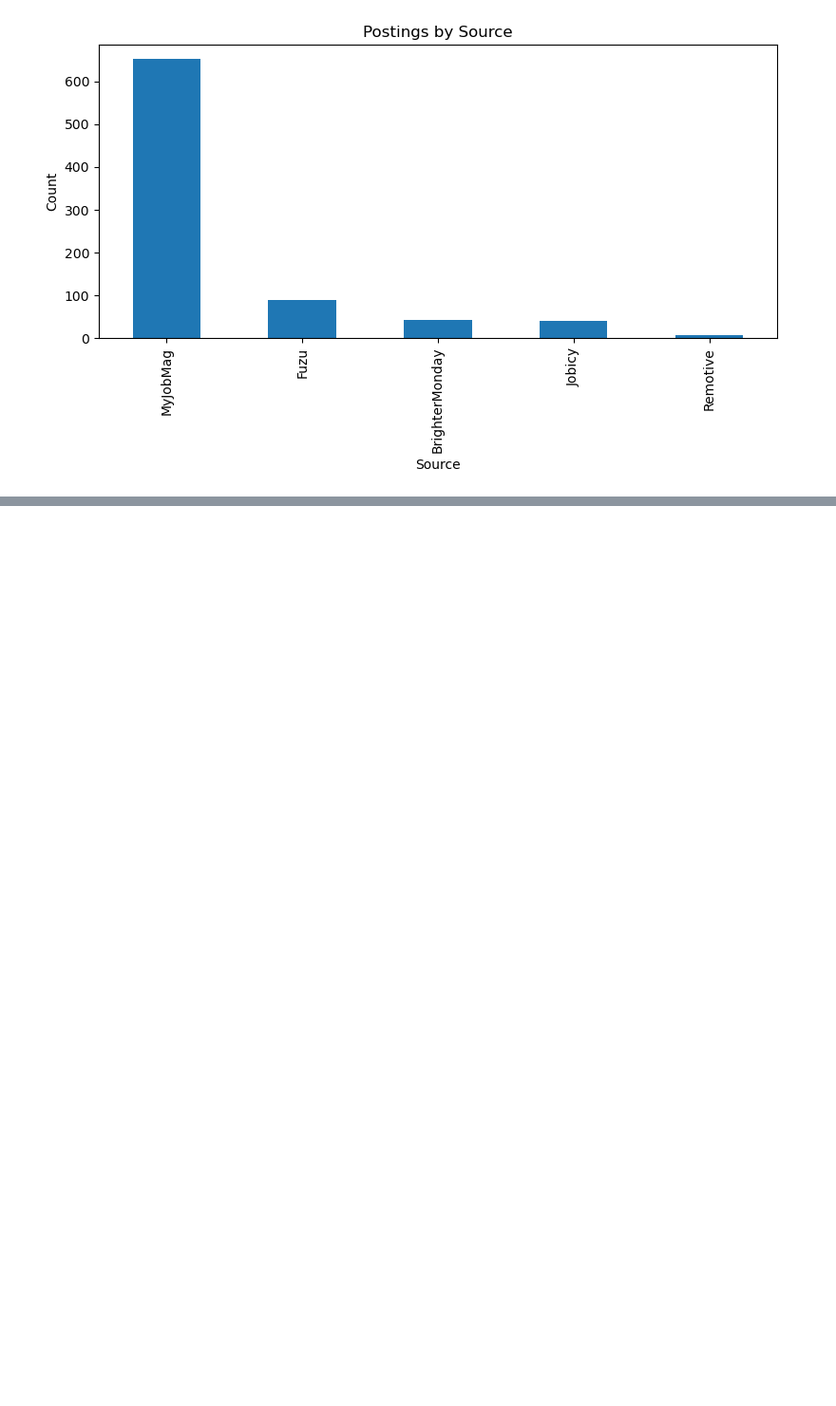
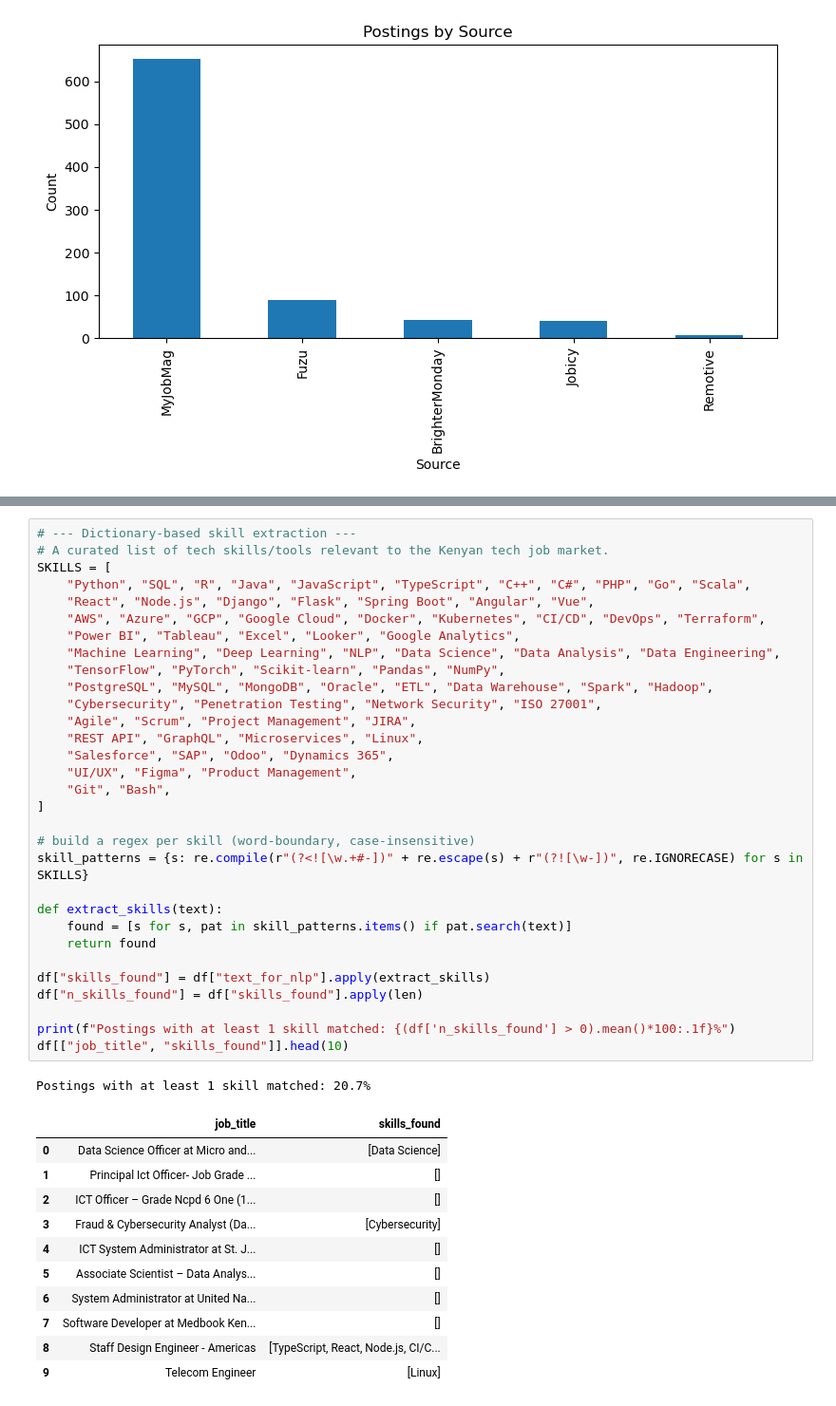
Before and after one commit to franciswairagu/jobpulseKe, a Jupyter notebook: notebooks/notebook.ipynb, the cells around one changed output, grey strips where cells are left out. Shown at 95% size. Drawn from its saved outputs; the diff is of its cells as text; blank space fills up the shorter version.

```diff
--- a/notebooks/notebook.ipynb
+++ b/notebooks/notebook.ipynb
@@ -364,0 +410,44 @@ Name: proportion, dtype: float64
+# %%
+# --- Dictionary-based skill extraction ---
+# A curated list of tech skills/tools relevant to the Kenyan tech job market.
+SKILLS = [
+    "Python", "SQL", "R", "Java", "JavaScript", "TypeScript", "C++", "C#", "PHP", "Go", "Scala",
+    "React", "Node.js", "Django", "Flask", "Spring Boot", "Angular", "Vue",
+    "AWS", "Azure", "GCP", "Google Cloud", "Docker", "Kubernetes", "CI/CD", "DevOps", "Terraform",
+    "Power BI", "Tableau", "Excel", "Looker", "Google Analytics",
+    "Machine Learning", "Deep Learning", "NLP", "Data Science", "Data Analysis", "Data Engineering",
+    "TensorFlow", "PyTorch", "Scikit-learn", "Pandas", "NumPy",
+    "PostgreSQL", "MySQL", "MongoDB", "Oracle", "ETL", "Data Warehouse", "Spark", "Hadoop",
+    "Cybersecurity", "Penetration Testing", "Network Security", "ISO 27001",
+    "Agile", "Scrum", "Project Management", "JIRA",
+    "REST API", "GraphQL", "Microservices", "Linux",
+    "Salesforce", "SAP", "Odoo", "Dynamics 365",
+    "UI/UX", "Figma", "Product Management",
+    "Git", "Bash",
+]
+
+# build a regex per skill (word-boundary, case-insensitive)
+skill_patterns = {s: re.compile(r"(?<![\w.+#-])" + re.escape(s) + r"(?![\w-])", re.IGNORECASE) for s in SKILLS}
+
+def extract_skills(text):
+    found = [s for s, pat in skill_patterns.items() if pat.search(text)]
+    return found
+
+df["skills_found"] = df["text_for_nlp"].apply(extract_skills)
+df["n_skills_found"] = df["skills_found"].apply(len)
+
+print(f"Postings with at least 1 skill matched: {(df['n_skills_found'] > 0).mean()*100:.1f}%")
+df[["job_title", "skills_found"]].head(10)
+# %% [output]
+Postings with at least 1 skill matched: 20.7%
+|  | job_title | skills_found |
+| 0 | Data Science Officer at Micro and... | [Data Science] |
+| 1 | Principal Ict Officer- Job Grade ... | [] |
+| 2 | ICT Officer – Grade Ncpd 6 One (1... | [] |
+| 3 | Fraud & Cybersecurity Analyst (Da... | [Cybersecurity] |
+| 4 | ICT System Administrator at St. J... | [] |
+| 5 | Associate Scientist – Data Analys... | [] |
+| 6 | System Administrator at United Na... | [] |
+| 7 | Software Developer at Medbook Ken... | [] |
+| 8 | Staff Design Engineer - Americas | [TypeScript, React, Node.js, CI/C... |
+| 9 | Telecom Engineer | [Linux] |
```
Also changed, not shown: parts of 13 cells of this notebook.
